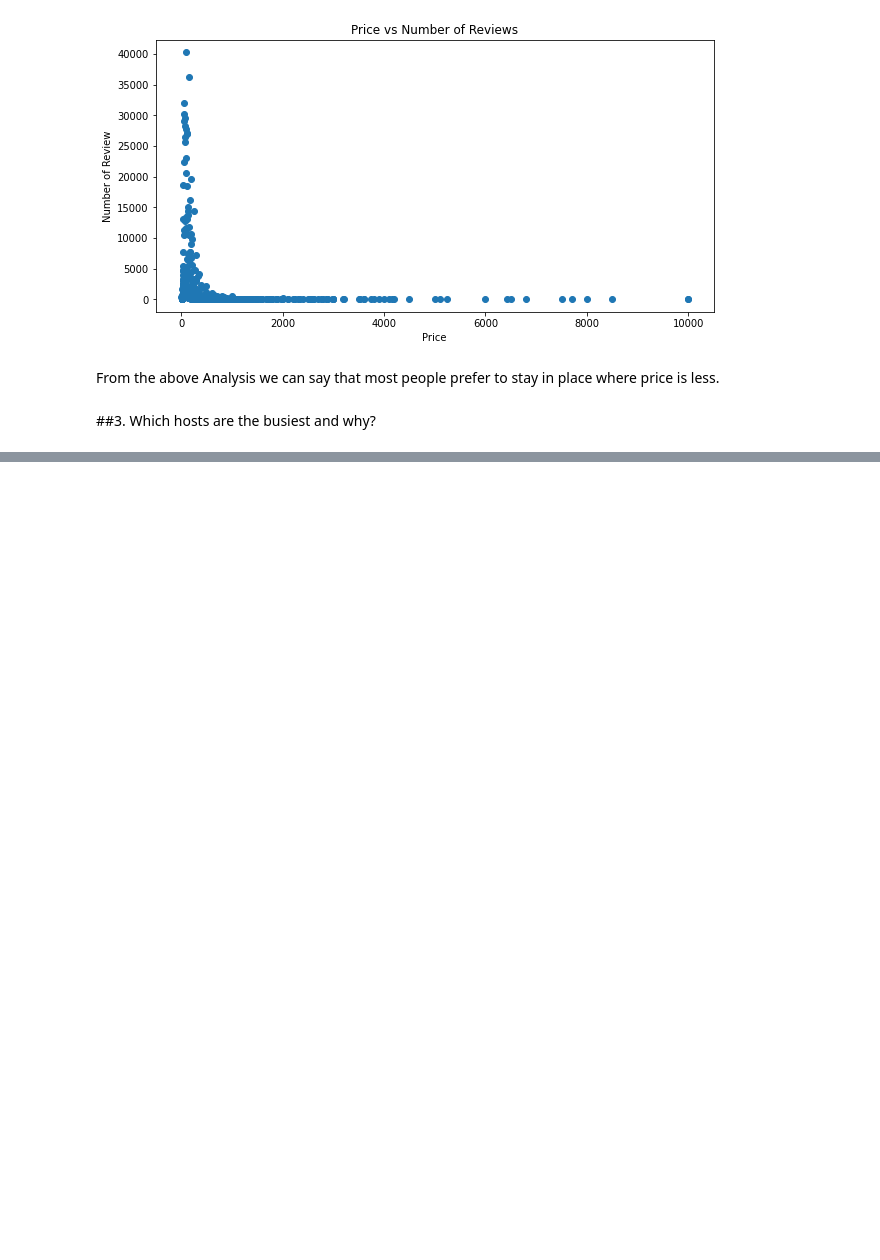
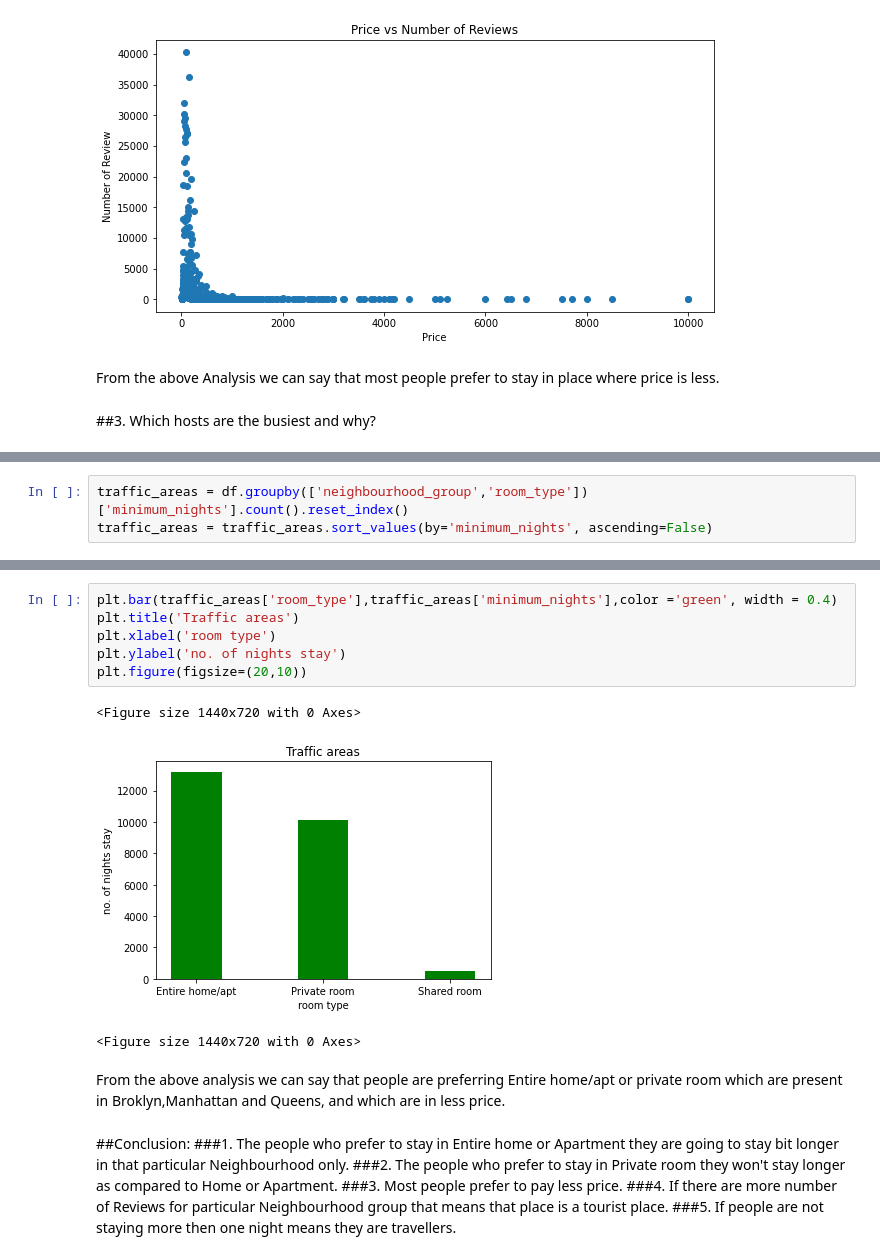
Before and after one commit to anshu57/Airbnb-booking-analysis, a Jupyter notebook: Airbnb_Bookings_Analysis_Capstone_Project.ipynb, the cells around one changed output, grey strips where cells are left out. Saved outputs shown, nothing was run; the diff lists cells and outputs as text; blank space fills up the shorter version.

```diff
--- a/Airbnb_Bookings_Analysis_Capstone_Project.ipynb
+++ b/Airbnb_Bookings_Analysis_Capstone_Project.ipynb
@@ -181,0 +220,3 @@ busiest_hosts = df.groupby(['host_name','room_type'])['number_of_reviews'].sum()
+# %%
+traffic_areas = df.groupby(['neighbourhood_group','room_type'])['minimum_nights'].count().reset_index()
+traffic_areas = traffic_areas.sort_values(by='minimum_nights', ascending=False)
@@ -181,0 +242,19 @@ busiest_hosts = df.groupby(['host_name','room_type'])['number_of_reviews'].sum()
+# %%
+plt.bar(traffic_areas['room_type'],traffic_areas['minimum_nights'],color ='green', width = 0.4)
+plt.title('Traffic areas')
+plt.xlabel('room type')
+plt.ylabel('no. of nights stay')
+plt.figure(figsize=(20,10))
+# %% [output]
+<Figure size 1440x720 with 0 Axes>
+[figure, added]
+<Figure size 1440x720 with 0 Axes>
+# %% [markdown]
+From the above analysis we can say that people are preferring Entire home/apt or private room which are present in Broklyn,Manhattan and Queens, and which are in less price.
+# %% [markdown]
+##Conclusion:
+###1. The people who prefer to stay in Entire home or  Apartment they are going to stay bit longer in that particular Neighbourhood only.
+###2. The people who prefer to stay in Private room they won't stay longer as compared to Home or Apartment.
+###3. Most people prefer to pay less price.
+###4. If there are more number of Reviews for particular Neighbourhood group that means that place is a tourist place.
+###5. If people are not staying more then one night means they are travellers.
```
Also changed, not shown: parts of 7 cells of this notebook.
